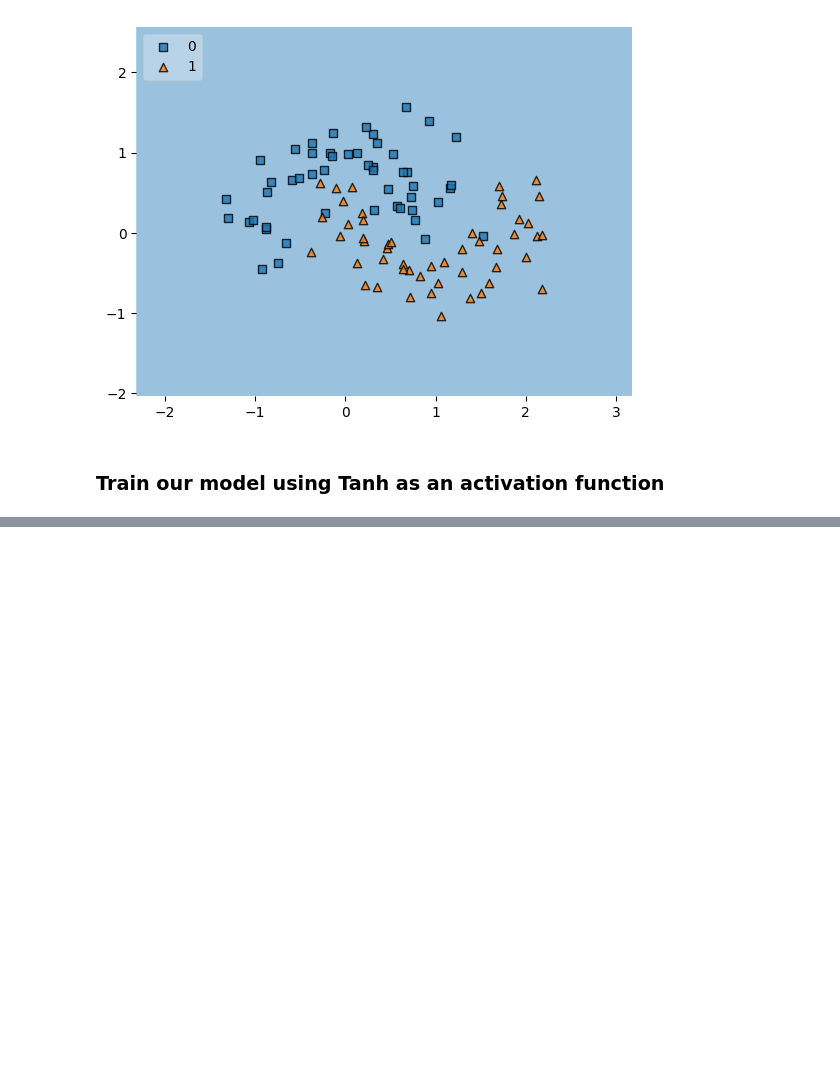
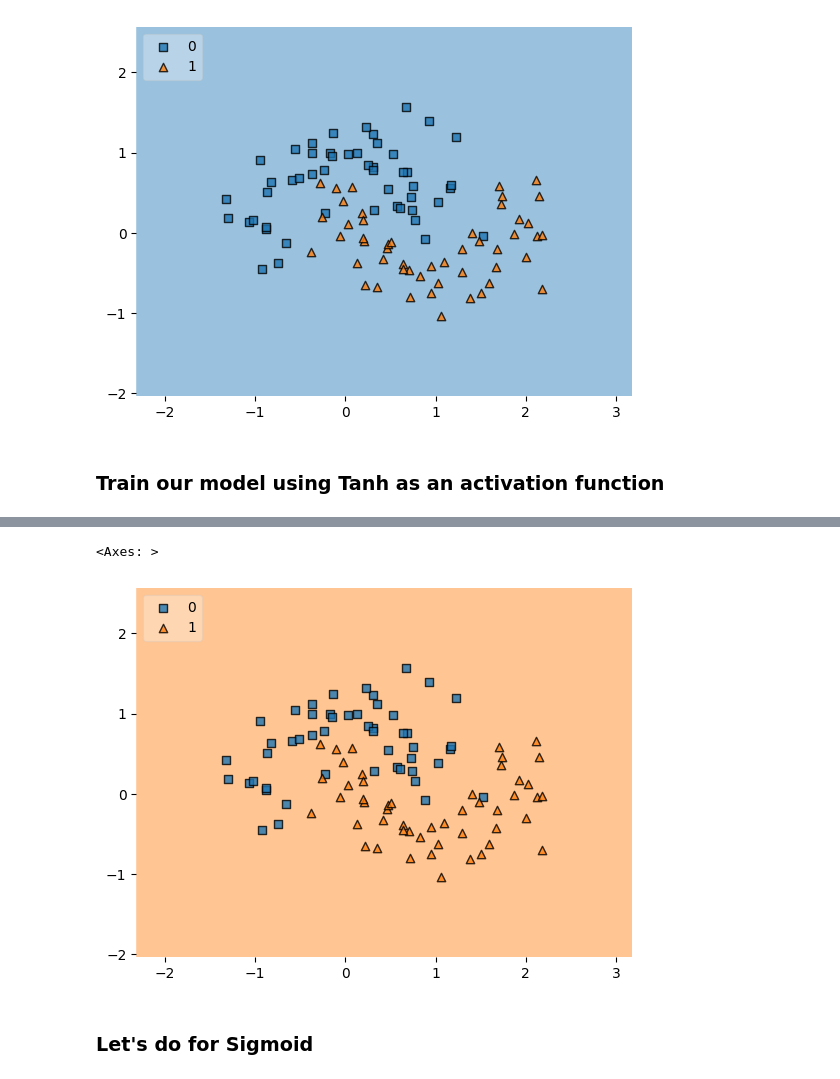
Before and after one commit to maushamkumar/Deep-learning-, a Jupyter notebook: Weight_initialization.ipynb, the cells around one changed output, grey strips where cells are left out. Saved outputs shown, nothing was run; the diff lists cells and outputs as text; code cells hidden in the pictures; blank space fills up the shorter version.

```diff
--- a/Weight_initialization.ipynb
+++ b/Weight_initialization.ipynb
@@ -159,0 +197,7 @@ model.summary()
+# %%
+initial_weights[0] = np.zeros(model.get_weights()[0].shape)
+initial_weights[1] = np.zeros(model.get_weights()[1].shape)
+initial_weights[2] = np.zeros(model.get_weights()[2].shape)
+initial_weights[3] = np.zeros(model.get_weights()[3].shape)
+# %%
+model.set_weights(initial_weights)
@@ -159,0 +221,4 @@ model.summary()
+# %%
+model.compile(loss='binary_crossentropy',optimizer='adam',metrics=['accuracy'])
+# %%
+history = model.fit(X,y,epochs=100,validation_split=0.2)
@@ -159,0 +260,4 @@ model.summary()
+# %%
+from mlxtend.plotting import plot_decision_regions
+plot_decision_regions(X,y.astype('int'), clf=model, legend=2)
+# %% [output]
@@ -159,0 +265,4 @@ model.summary()
+<Axes: >
+[figure, added]
+# %% [markdown]
+### Let's do for Sigmoid
```
Also changed, not shown: parts of 17 cells of this notebook.
